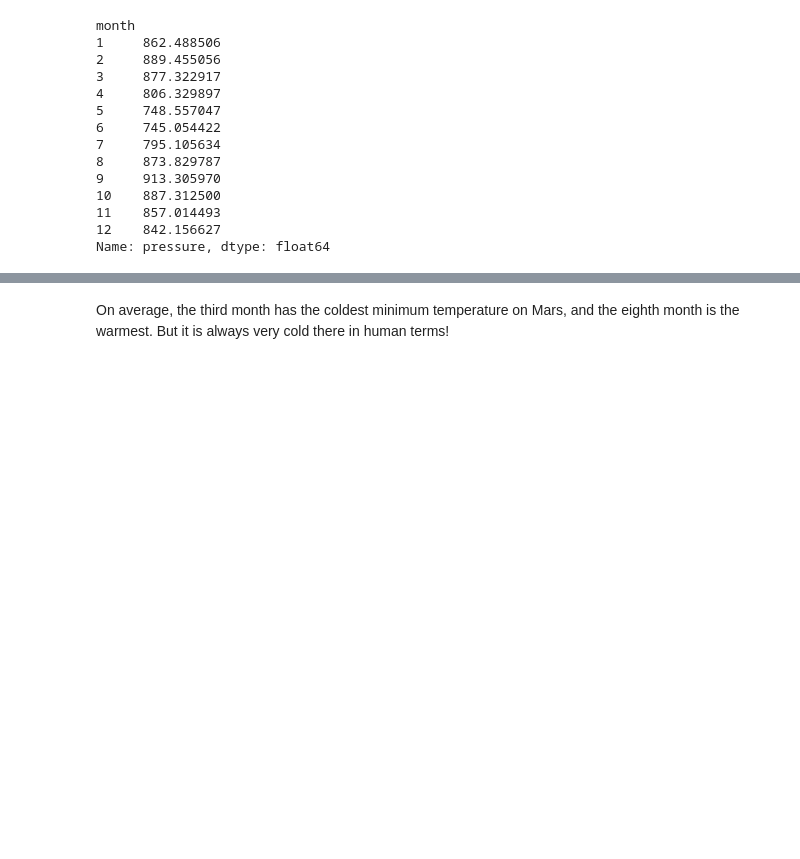
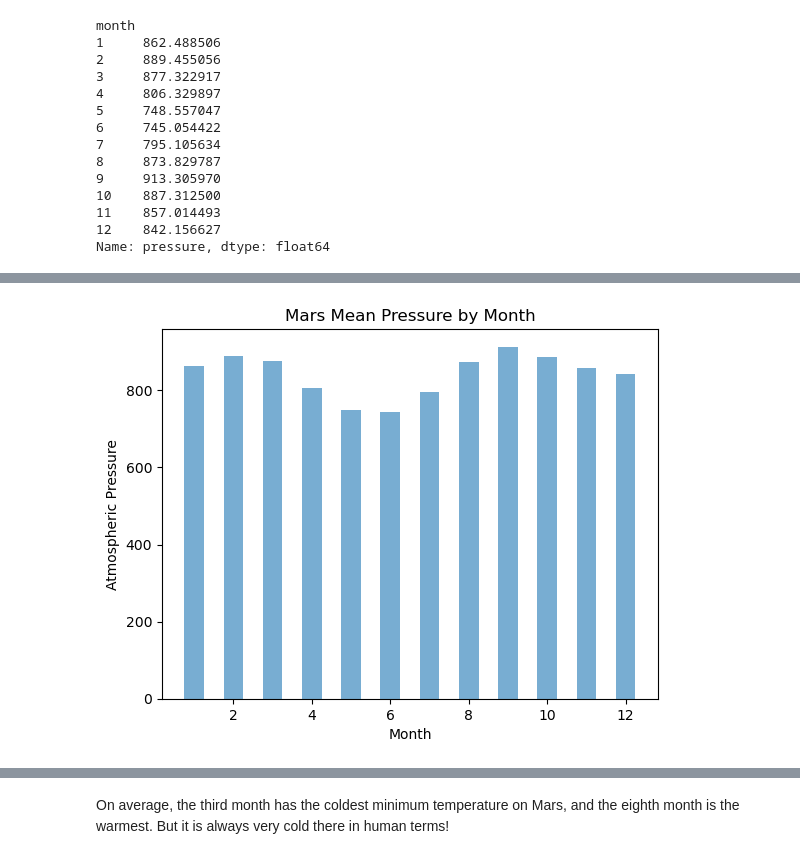
Before and after one commit to squiresbrett/Mars-Scraping, a Jupyter notebook: part_2_mars_weather.ipynb, the cells around one changed output, grey strips where cells are left out. Drawn from its saved outputs; the diff is of its cells as text; code cells hidden in the pictures; blank space fills up the shorter version.

```diff
--- a/part_2_mars_weather.ipynb
+++ b/part_2_mars_weather.ipynb
@@ -176,5 +223,7 @@ Name: min_temp, dtype: float64
 # %%
 # 4. Average pressure by Martian month
+mars_pressure = mars_df.groupby('month')['pressure'].mean().sort_index()
+mars_pressure
 # %% [output]
 month
 1     862.488506
@@ -200,0 +242,15 @@ Name: pressure, dtype: float64
+# %%
+# Plot the average pressure by month
+fig, ax = plt.subplots()
+
+#Plotting the data
+ax.bar(mars_pressure.index, mars_pressure.values, width=0.5, alpha=0.6)
+
+#Titles
+ax.set_title('Mars Mean Pressure by Month')
+ax.set_xlabel('Month')
+ax.set_ylabel('Atmospheric Pressure')
+
+plt.show()
+# %% [output]
+[figure, added]
```
Also changed, not shown: parts of 19 cells of this notebook, 3 other files.
